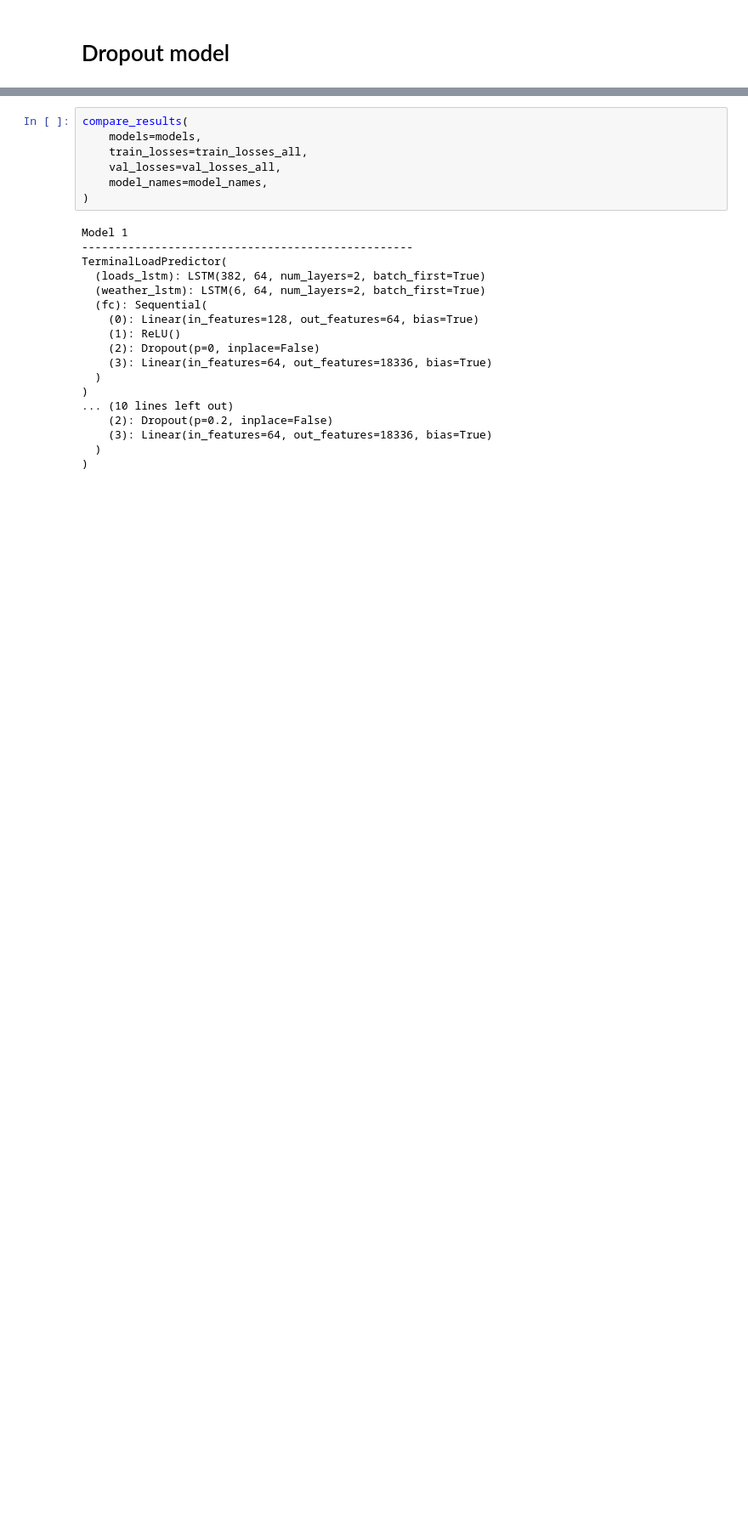
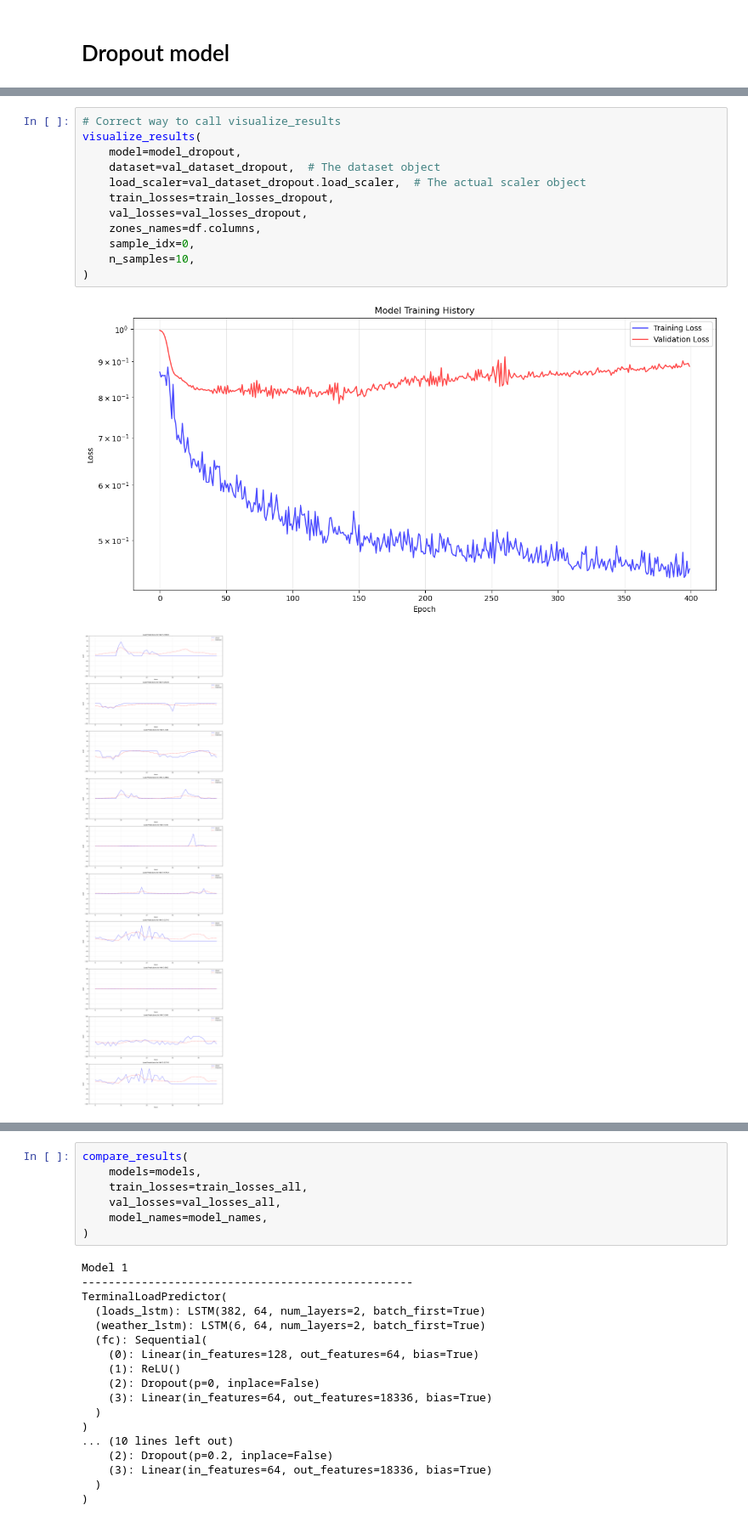
Before and after one commit to AlexisBnnft/Deep_Building, a Jupyter notebook: First_model.ipynb, the cells around one changed output, grey strips where cells are left out. Shown at 85% size. Saved outputs shown, nothing was run; the diff lists cells and outputs as text; blank space fills up the shorter version.

Commit message:
Adding Error Analysis to the Model

```diff
--- a/First_model.ipynb
+++ b/First_model.ipynb
@@ -151,0 +156,15 @@ Epoch [400/400], Train Loss: 0.2714, Val Loss: 0.9469
+# %%
+# Correct way to call visualize_results
+visualize_results(
+    model=model_dropout,
+    dataset=val_dataset_dropout,  # The dataset object
+    load_scaler=val_dataset_dropout.load_scaler,  # The actual scaler object
+    train_losses=train_losses_dropout,
+    val_losses=val_losses_dropout,
+    zones_names=df.columns,
+    sample_idx=0,
+    n_samples=10,
+)
+# %% [output]
+[figure, added]
+[figure, added]
```
Also changed, not shown: parts of 12 cells of this notebook, 3 other files.
